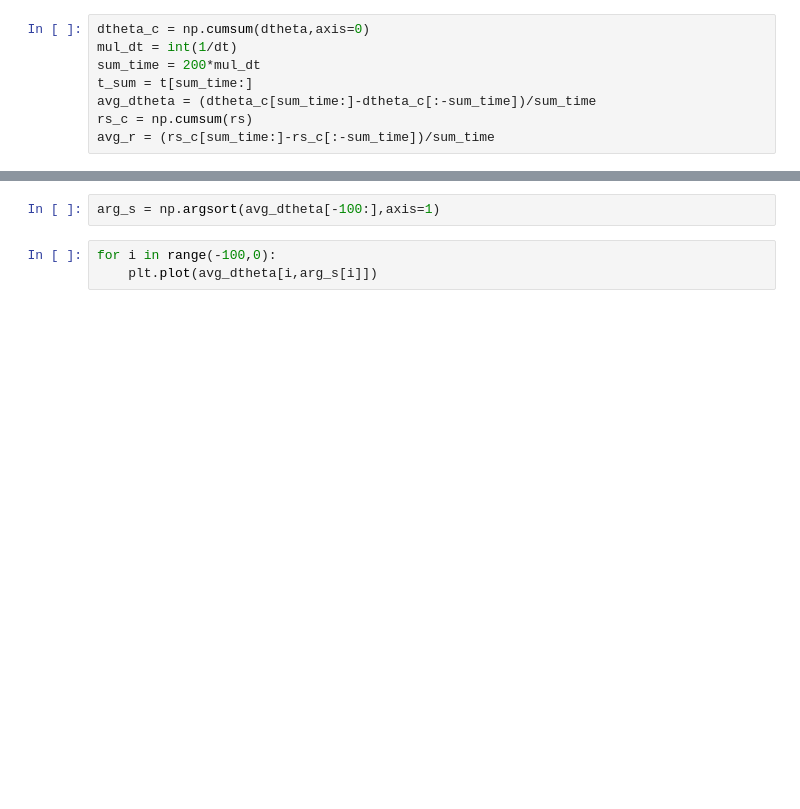
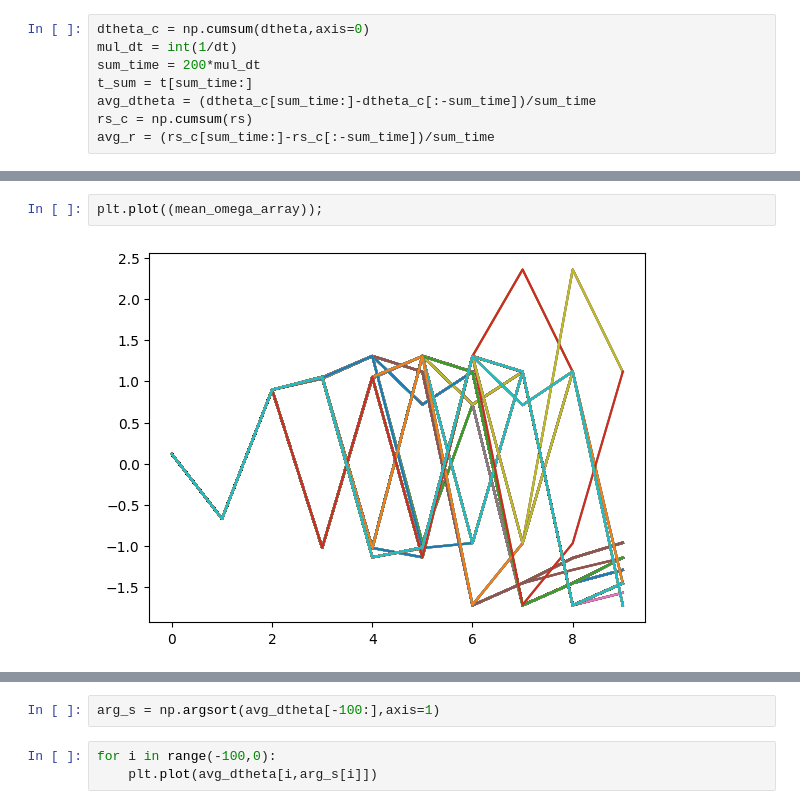
Before and after one commit to Gug-Young/Kuramoto-model, a Jupyter notebook: 23.06.07 Group check.ipynb, the cells around one changed output, grey strips where cells are left out. Drawn from its saved outputs; the diff is of its cells as text; blank space fills up the shorter version.

```diff
--- a/23.06.07 Group check.ipynb
+++ b/23.06.07 Group check.ipynb
@@ -1137,0 +1144,4 @@ Is_group_s = np.where((mean_group_s<1e-4))#&(psize_array[:,-1]>10))
+# %%
+plt.plot((mean_omega_array));
+# %% [output]
+[figure, added]
```
Also changed, not shown: parts of 12 cells of this notebook, 3 other files.
